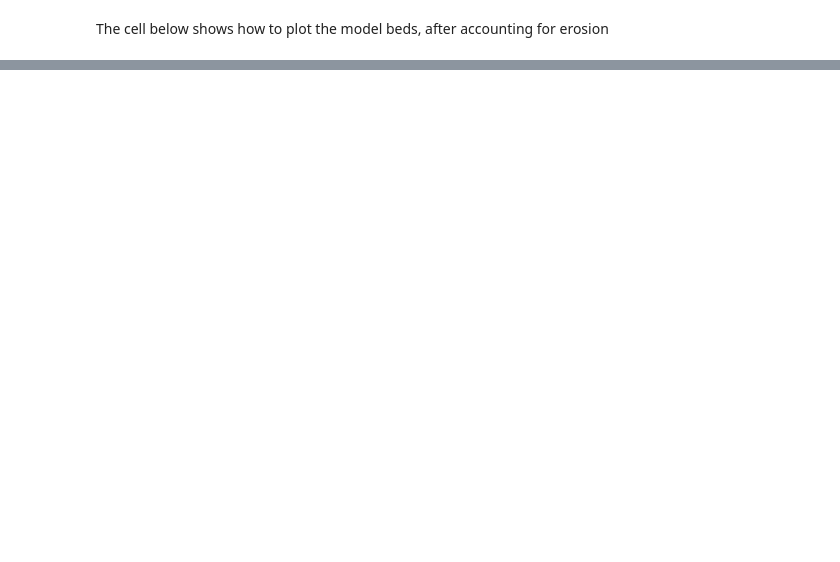
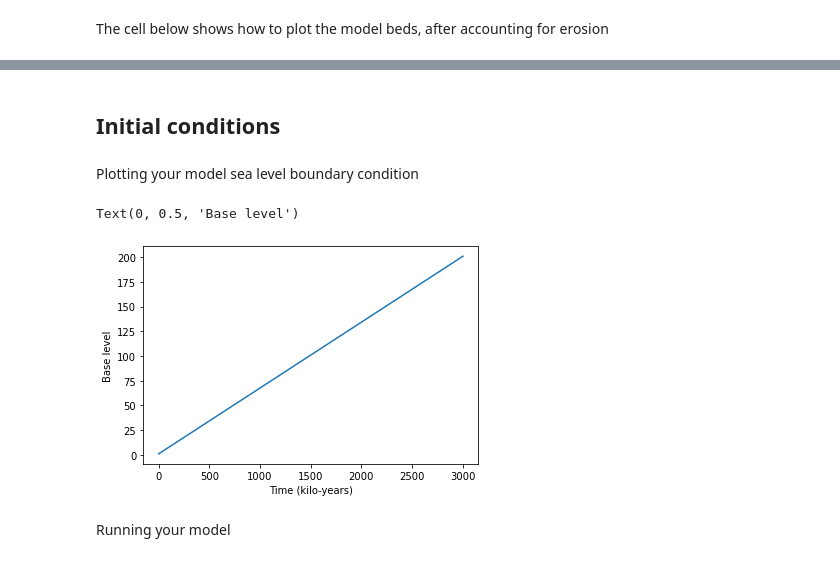
Before and after one commit to blakedyer/eos423-public, a Jupyter notebook: Labs/Lab 2p2/assignment_2_2_notebook.ipynb, the cells around one changed output, grey strips where cells are left out. Saved outputs shown, nothing was run; the diff lists cells and outputs as text; code cells hidden in the pictures; blank space fills up the shorter version.

```diff
--- a/Labs/Lab 2p2/assignment_2_2_notebook.ipynb
+++ b/Labs/Lab 2p2/assignment_2_2_notebook.ipynb
@@ -251,0 +423,40 @@ for i in range(beds_eroded.shape[0]):
+# %% [markdown]
+## Initial conditions
+# %%
+dt = 1  # timestep
+base_level_rise = 200  # long term subsidence in meters
+dx = 10  # x grid spacing
+total_time = 3e6  # duration of simulation in years
+initial_baselevel = 1  # in meters
+sed_Q = 0.08  # sedimentation flux in m/2 (dx is handled inside the model)
+
+#create an instance of Diffuse1D (defined above)
+model = Diffuse1D(
+    length=1000,
+    spacing=dx,
+    tstep=dt,
+    left=0,
+    right=0,
+    K=2e-2,
+    sed_Q=sed_Q,
+    no_flux_boundary=True,
+)
+
+xt = np.linspace(0, total_time, 10000)  # creating uniform timegrid
+# RSL1 = -1.5 * np.sin(xt * 2 * np.pi * (1 / 20000))  # cyclic sea level component 1
+# RSL2 = 1 * sawtooth_wave(5, xt * 2 * np.pi * (1 / 100000))  # cyclic sea level component 2
+RSL = (base_level_rise / (total_time) * xt + initial_baselevel)  # cyclic sea level + subsidence
+# creates a function in the Diffuse1D model mapping your sea level boundary condition to time
+model.set_baselevel(xt, RSL)
+# %% [markdown]
+Plotting your model sea level boundary condition
+# %%
+#to plot your model sea level boundary condition
+plt.plot(xt/1000,model.base_level_fun(xt))
+plt.gca().set_xlabel('Time (kilo-years)')
+plt.gca().set_ylabel('Base level')
+# %% [output]
+Text(0, 0.5, 'Base level')
+[figure, added]
+# %% [markdown]
+Running your model
```
Also changed, not shown: parts of 32 cells of this notebook, 26 other files.
